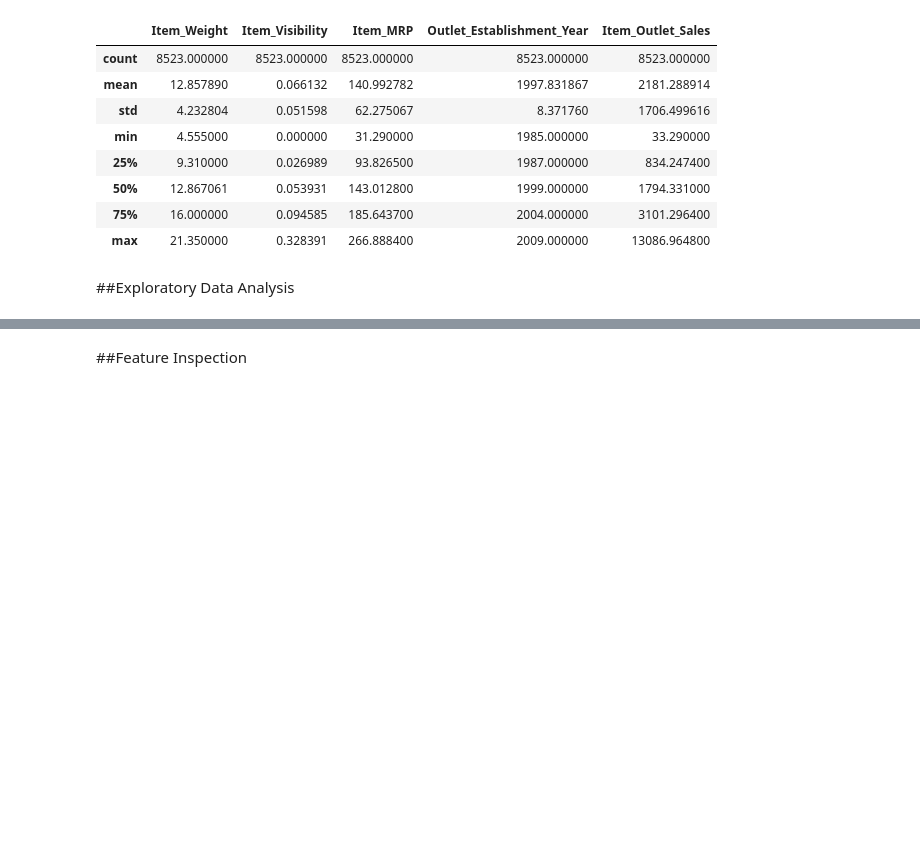
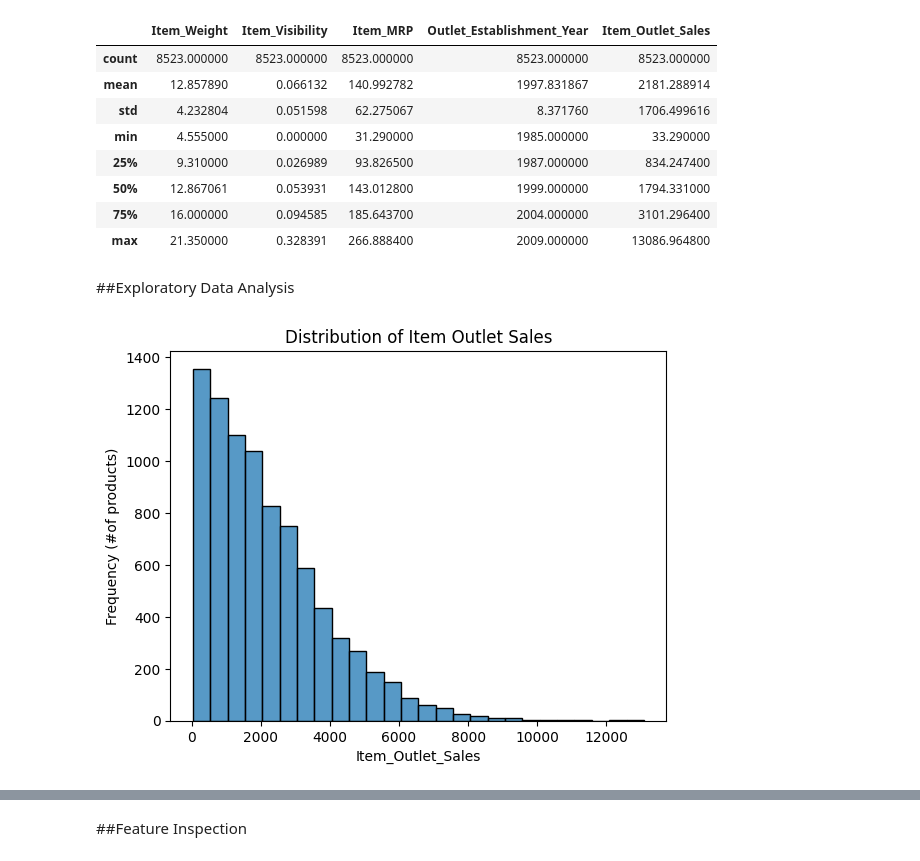
Before and after one commit to eddieZayed/Prediction-of-Product-Sales, a Jupyter notebook: Prediction_of_Product_Sales.ipynb, the cells around one changed output, grey strips where cells are left out. Drawn from its saved outputs; the diff is of its cells as text; code cells hidden in the pictures; blank space fills up the shorter version.

Commit message:
- Added histogram and boxplot for Item_Outlet_Sales - Added correlation heatmap of numeric features - Added countplot for Item_Type

```diff
--- a/Prediction_of_Product_Sales.ipynb
+++ b/Prediction_of_Product_Sales.ipynb
@@ -178,0 +186,7 @@ df[num_cols].describe()
+# %%
+#understand how sales are distributed using histograms
+ax = sns.histplot(data=df , x='Item_Outlet_Sales', binwidth=500)
+ax.set_title("Distribution of Item Outlet Sales")
+ax.set_ylabel('Frequency (#of products)');
+# %% [output]
+[figure, added]
```
Also changed, not shown: parts of 9 cells of this notebook.
